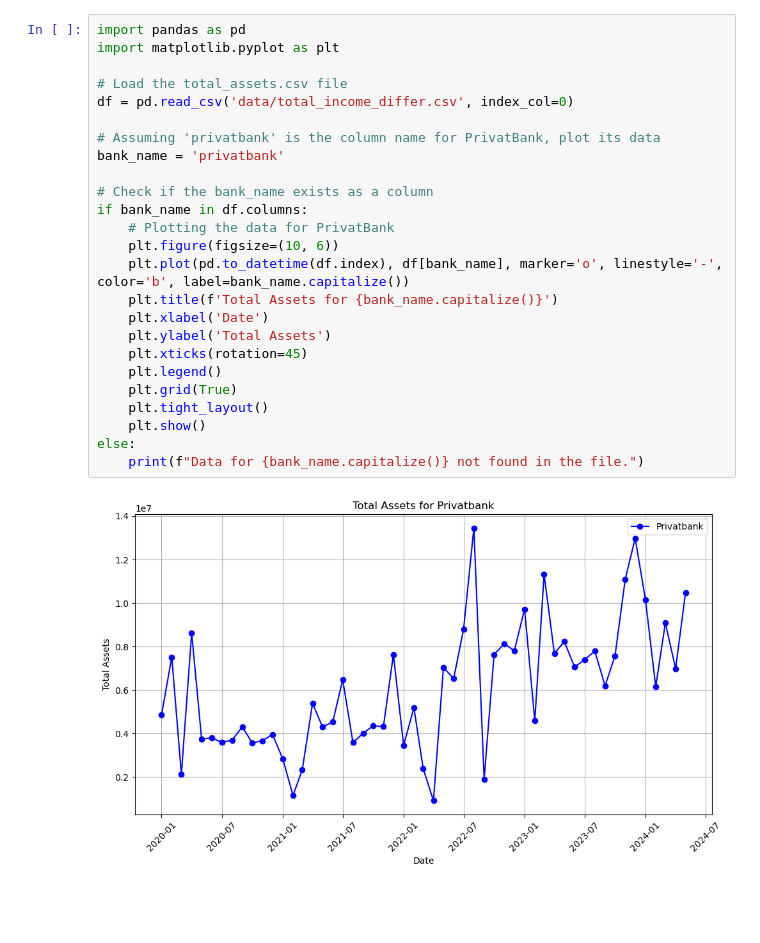
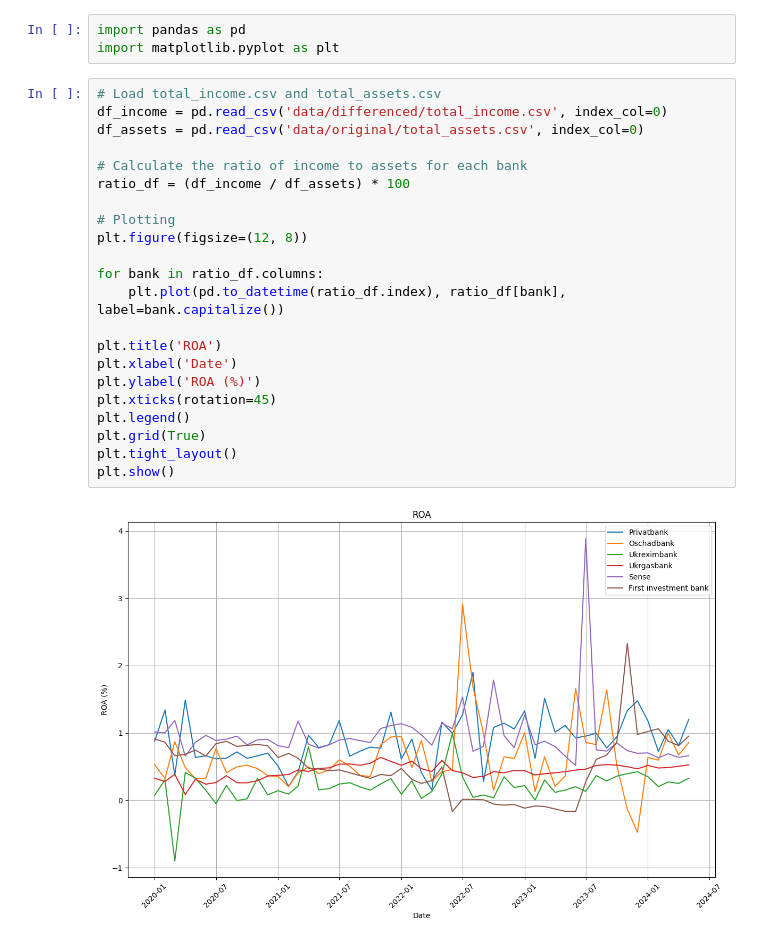
Before and after one commit to pnanstasia/StateOwnedBanksIndustryAnalysys, a Jupyter notebook: banks.ipynb, the cells around one changed output. Drawn from its saved outputs; the diff is of its cells as text; blank space fills up the shorter version.

```diff
--- a/banks.ipynb
+++ b/banks.ipynb
@@ -1,27 +1,27 @@
-# %%
-import pandas as pd
-import matplotlib.pyplot as plt
-
-# Load the total_assets.csv file
-df = pd.read_csv('data/total_income_differ.csv', index_col=0)
-
-# Assuming 'privatbank' is the column name for PrivatBank, plot its data
-bank_name = 'privatbank'
-
-# Check if the bank_name exists as a column
-if bank_name in df.columns:
-    # Plotting the data for PrivatBank
-    plt.figure(figsize=(10, 6))
-    plt.plot(pd.to_datetime(df.index), df[bank_name], marker='o', linestyle='-', color='b', label=bank_name.capitalize())
-    plt.title(f'Total Assets for {bank_name.capitalize()}')
-    plt.xlabel('Date')
-    plt.ylabel('Total Assets')
-    plt.xticks(rotation=45)
-    plt.legend()
-    plt.grid(True)
-    plt.tight_layout()
-    plt.show()
-else:
-    print(f"Data for {bank_name.capitalize()} not found in the file.")
-# %% [output]
-[figure, removed]
+# %%
+import pandas as pd
+import matplotlib.pyplot as plt
+# %%
+# Load total_income.csv and total_assets.csv
+df_income = pd.read_csv('data/differenced/total_income.csv', index_col=0)
+df_assets = pd.read_csv('data/original/total_assets.csv', index_col=0)
+
+# Calculate the ratio of income to assets for each bank
+ratio_df = (df_income / df_assets) * 100
+
+# Plotting
+plt.figure(figsize=(12, 8))
+
+for bank in ratio_df.columns:
+    plt.plot(pd.to_datetime(ratio_df.index), ratio_df[bank], label=bank.capitalize())
+
+plt.title('ROA')
+plt.xlabel('Date')
+plt.ylabel('ROA (%)')
+plt.xticks(rotation=45)
+plt.legend()
+plt.grid(True)
+plt.tight_layout()
+plt.show()
+# %% [output]
+[figure, added]
```
